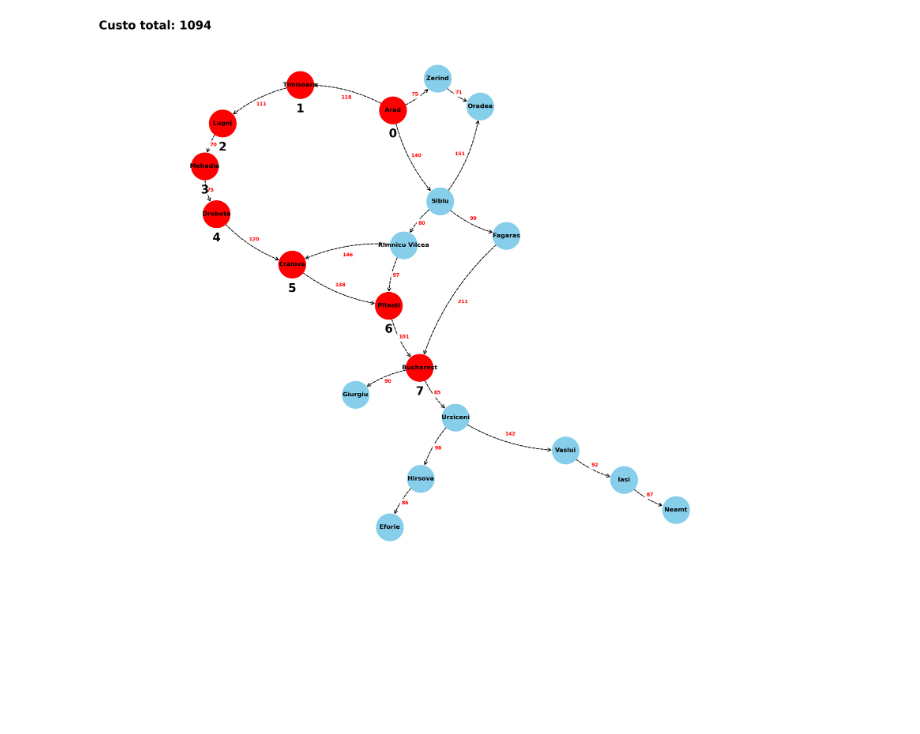
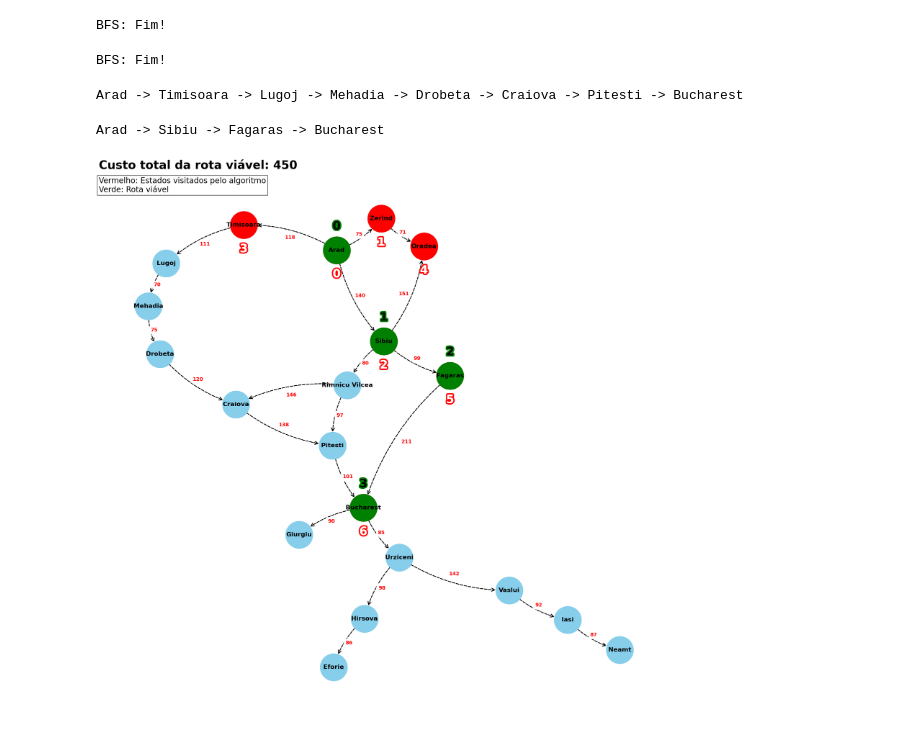
Before and after one commit to MDGF93/intro-ia-atividade-6, a Jupyter notebook: atividade-6.ipynb, the cells around one changed output. Cells and saved outputs as stored; diff of their text form; code cells hidden in the pictures; blank space fills up the shorter version.

```diff
--- a/atividade-6.ipynb
+++ b/atividade-6.ipynb
@@ -239,27 +149,24 @@ for estado in dfs_path:
-# %%
-def highlight_path(path, cost):
-    G = nx.Graph()
-    for estado in estados_romenia:
-        for acao in estado["acoes"]:
-            G.add_edge(estado["estado"], acao["destino"], weight=acao["custo"])
-    pos = nx.kamada_kawai_layout(G)
-    nx.draw(G, pos, with_labels=True, font_color='black', font_weight='bold', node_size=5000, node_color='skyblue', font_size=16, width=2, edge_color='black',
-    alpha=1, arrows=True, arrowstyle='->',  arrowsize=20, connectionstyle='arc3, rad=0.15', style='dashed', edge_cmap=plt.cm.Blues, edge_vmin=0, edge_vmax=1
-    , linewidths=1, label='Romenia', font_family='sans-serif')
-    labels = nx.get_edge_attributes(G,'weight')
-    nx.draw_networkx_edge_labels(G, pos, edge_labels=labels, font_size=13, font_color="red", font_weight="bold", label_pos=0.5, rotate=False)
-    #increase the size of the graph
-    fig = plt.gcf()
-    fig.set_size_inches(20.5, 19.5)
-
-    #For each state in path, highlight the path in red and the node in yellow, also add add numbers to the nodes according to the order they were visited
-    for estado in path:
-        nx.draw_networkx_nodes(G, pos, nodelist=[estado], node_color='red', node_size=5000, alpha=1)
-        #Put numbers on top of the nodes according to the order they were visited
-        plt.text(pos[estado][0]*1, pos[estado][1]-0.1, str(path.index(estado)), fontsize=30, fontweight='bold', color='black', horizontalalignment='center', verticalalignment='center')
-    #Draw a square on the corner of the graph to show the cost
-    plt.title(f"Custo total: {cost}", fontsize=30, fontweight='bold', color='black', loc='left', horizontalalignment='center', verticalalignment='center')
-# %%
-highlight_path(dfs_path, dfs_cost)
-# %% [output]
-[figure, removed]
+# %%
+dfs_algo = dfs("Arad", "Bucharest")
+dfs_viable_path = get_viable_path_from_algo(dfs_algo)
+dfs_custo_total = get_custo_total(dfs_viable_path)
+# %% [output]
+BFS: Fim!
+# %%
+bfs_algo = bfs("Arad", "Bucharest")
+bfs_viable_path = get_viable_path_from_algo(bfs_algo)
+bfs_custo_total = get_custo_total(bfs_viable_path)
+# %% [output]
+BFS: Fim!
+# %%
+ilustrar_percurso(dfs_viable_path)
+# %% [output]
+Arad -> Timisoara -> Lugoj -> Mehadia -> Drobeta -> Craiova -> Pitesti -> Bucharest
+# %%
+ilustrar_percurso(bfs_viable_path)
+# %% [output]
+Arad -> Sibiu -> Fagaras -> Bucharest
+# %%
+highlight_path(bfs_algo, bfs_custo_total, bfs_viable_path)
+# %% [output]
+[figure, added]
```
Also changed, not shown: parts of 10 cells of this notebook.
